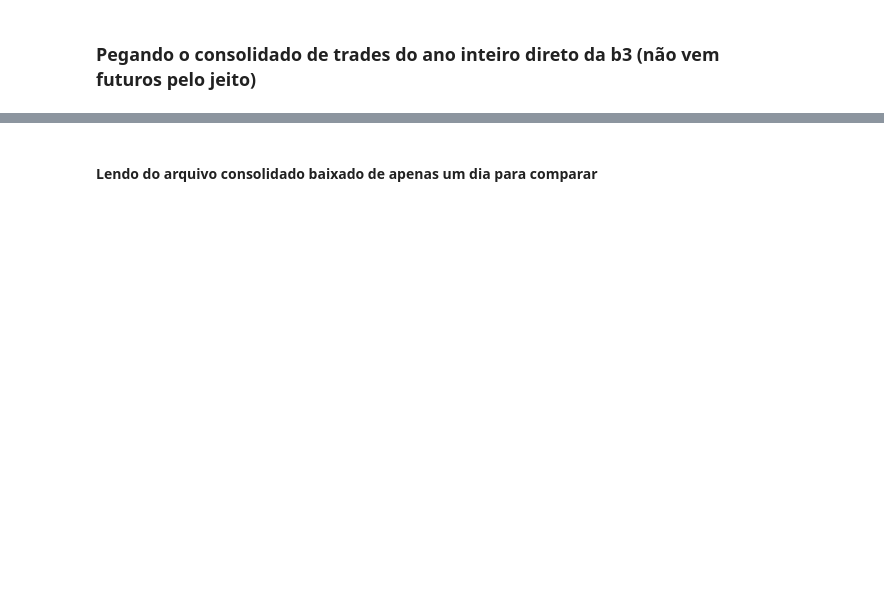
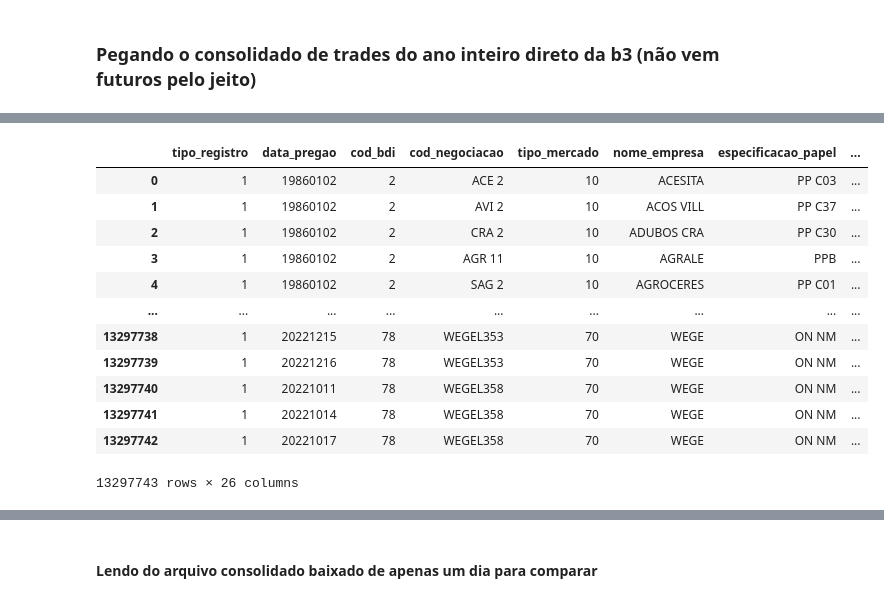
Before and after one commit to k-marcelino/B3, a Jupyter notebook: cotacoeshistoricas_b3/historical_quotes.ipynb, the cells around one changed output, grey strips where cells are left out. Drawn from its saved outputs; the diff is of its cells as text; code cells hidden in the pictures; blank space fills up the shorter version.

Commit message:
historical quotes

```diff
--- a/cotacoeshistoricas_b3/historical_quotes.ipynb
+++ b/cotacoeshistoricas_b3/historical_quotes.ipynb
@@ -11,7 +13,7 @@ import requests
 # https://bvmf.bmfbovespa.com.br/InstDados/SerHist/COTAHIST_A2020.zip
 # https://bvmf.bmfbovespa.com.br/pt-br/cotacoes-historicas/FormConsultaValida.asp?arq=COTAHIST_A2020.ZIP
 
-def get_historical_quotes(year):
+def get_quotes(year):
     url = f'https://bvmf.bmfbovespa.com.br/InstDados/SerHist/COTAHIST_A{year}.zip'
     r = requests.get(url)
     z = zipfile.ZipFile(BytesIO(r.content))
@@ -21,8 +23,31 @@ def get_historical_quotes(year):
         "ìndicador_correcao_precos","data_vencimento" , "fator_cotacao", "preco_exercicio_pontos", "codigo_isin", "num_distribuicao_papel"]
 
     # Onde consegui o width certo: https://www.b3.com.br/data/files/33/67/B9/50/D84057102C784E47AC094EA8/SeriesHistoricas_Layout.pdf
-    df = pd.read_fwf(z.open(z.namelist()[0]), encoding='UTF-8', widths=[2,8,2,12,3,12,10,3,4,13,13,13,13,13,13,13,5,18,18,13,1,8,7,13,12,3], header=None)
-    df = df.iloc[1:-1]
-    df.columns = cols
+    df = pd.read_fwf(z.open(z.namelist()[0]), widths=[2,8,2,12,3,12,10,3,4,13,13,13,13,13,13,13,5,18,18,13,1,8,7,13,12,3], header=None, names=cols, skiprows=1, skipfooter=1, encoding='ANSI') #, encoding='latin-1'
 
+    # Corrigindo casas decimais
+    df[['preco_abertura', 'preco_maximo', 'preco_minimo', 'preco_medio', 'preco_ultimo_negocio', 'preco_melhor_oferta_compra', 'preco_melhor_oferta_venda', 'volume_total_negociado']] = df[['preco_abertura', 'preco_maximo', 'preco_minimo', 'preco_medio', 'preco_ultimo_negocio', 'preco_melhor_oferta_compra', 'preco_melhor_oferta_venda', 'volume_total_negociado']] / 100
     return df
+# %%
+# Obtendo base histórica completa
+# De 1986 a 2021 demorou 5m 8.4s
+# Em casa demorou 13m 29.9s
+# #11209199 rows × 26 columns
+
+all = []
+
+for ano in set(range(1986, 2023)):
+    print(f'Getting quotes for {ano}')
+    start_time = time.time()
+
+    try:
+        df = get_quotes(ano)
+    except:
+        print(f'Error getting quotes for {ano}')
+        continue
+    all.append(df)
+
+    end_time = time.time()
+    print(f'Finished getting quotes for {ano} in {(end_time - start_time)//60} minutes and {(end_time - start_time)%60:.2f} seconds')
+
+df = pd.concat(all, ignore_index=True)
@@ -28,0 +72,16 @@ def get_historical_quotes(year):
+# %%
+df
+# %% [output]
+|  | tipo_registro | data_pregao | cod_bdi | cod_negociacao | tipo_mercado | nome_empresa | especificacao_papel | ... |
+| 0 | 1 | 19860102 | 2 | ACE 2 | 10 | ACESITA | PP C03 | ... |
+| 1 | 1 | 19860102 | 2 | AVI 2 | 10 | ACOS VILL | PP C37 | ... |
+| 2 | 1 | 19860102 | 2 | CRA 2 | 10 | ADUBOS CRA | PP C30 | ... |
+| 3 | 1 | 19860102 | 2 | AGR 11 | 10 | AGRALE | PPB | ... |
+| 4 | 1 | 19860102 | 2 | SAG 2 | 10 | AGROCERES | PP C01 | ... |
+| ... | ... | ... | ... | ... | ... | ... | ... | ... |
+| 13297738 | 1 | 20221215 | 78 | WEGEL353 | 70 | WEGE | ON NM | ... |
+| 13297739 | 1 | 20221216 | 78 | WEGEL353 | 70 | WEGE | ON NM | ... |
+| 13297740 | 1 | 20221011 | 78 | WEGEL358 | 70 | WEGE | ON NM | ... |
+| 13297741 | 1 | 20221014 | 78 | WEGEL358 | 70 | WEGE | ON NM | ... |
+| 13297742 | 1 | 20221017 | 78 | WEGEL358 | 70 | WEGE | ON NM | ... |
+13297743 rows × 26 columns
```
Also changed, not shown: parts of 10 cells of this notebook, 2 other files.
